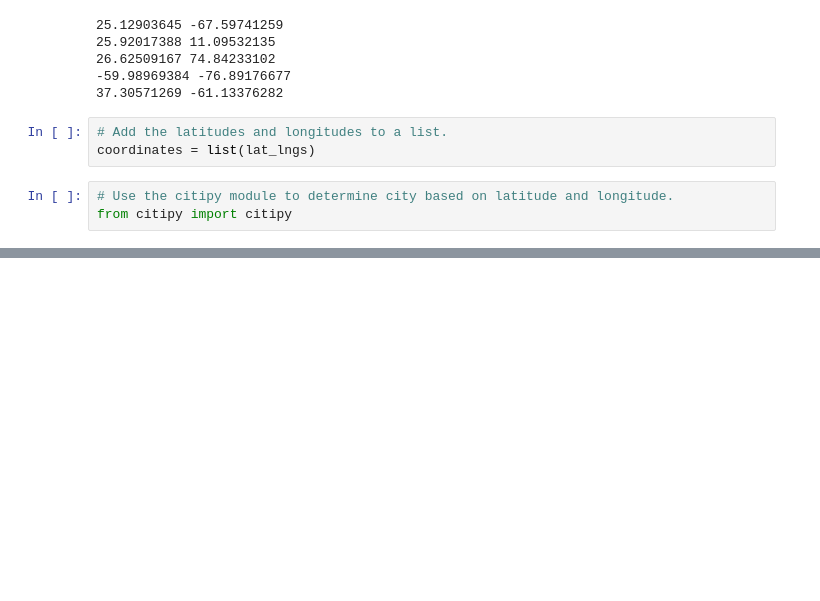
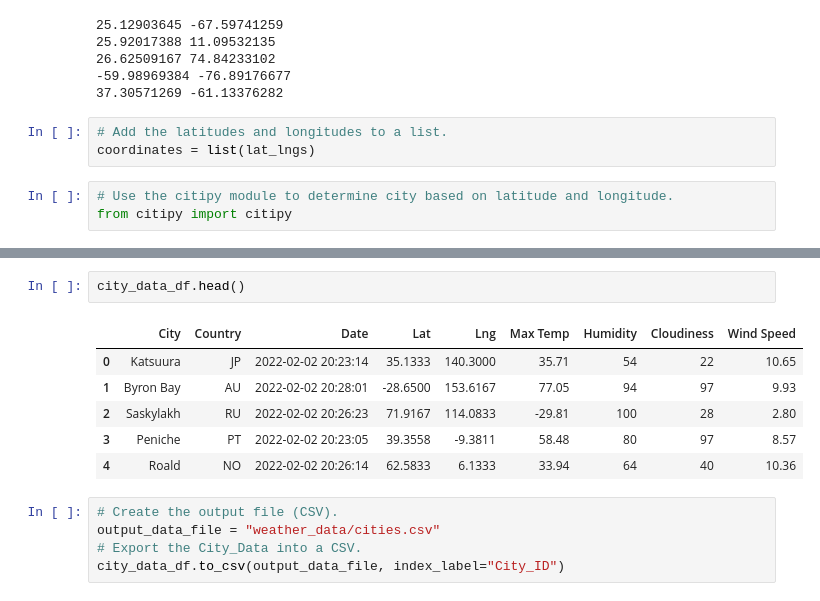
Before and after one commit to brown-rox20/World_Weather_Analysis, a Jupyter notebook: WeatherPy.ipynb, the cells around one changed output, grey strips where cells are left out. Cells and saved outputs as stored; diff of their text form; blank space fills up the shorter version.

```diff
--- a/WeatherPy.ipynb
+++ b/WeatherPy.ipynb
@@ -71,0 +193,14 @@ len(cities)
+# %%
+city_data_df.head()
+# %% [output]
+|  | City | Country | Date | Lat | Lng | Max Temp | Humidity | Cloudiness | Wind Speed |
+| 0 | Katsuura | JP | 2022-02-02 20:23:14 | 35.1333 | 140.3000 | 35.71 | 54 | 22 | 10.65 |
+| 1 | Byron Bay | AU | 2022-02-02 20:28:01 | -28.6500 | 153.6167 | 77.05 | 94 | 97 | 9.93 |
+| 2 | Saskylakh | RU | 2022-02-02 20:26:23 | 71.9167 | 114.0833 | -29.81 | 100 | 28 | 2.80 |
+| 3 | Peniche | PT | 2022-02-02 20:23:05 | 39.3558 | -9.3811 | 58.48 | 80 | 97 | 8.57 |
+| 4 | Roald | NO | 2022-02-02 20:26:14 | 62.5833 | 6.1333 | 33.94 | 64 | 40 | 10.36 |
+# %%
+# Create the output file (CSV).
+output_data_file = "weather_data/cities.csv"
+# Export the City_Data into a CSV.
+city_data_df.to_csv(output_data_file, index_label="City_ID")
```
Also changed, not shown: parts of 10 cells of this notebook, 1 other file.
